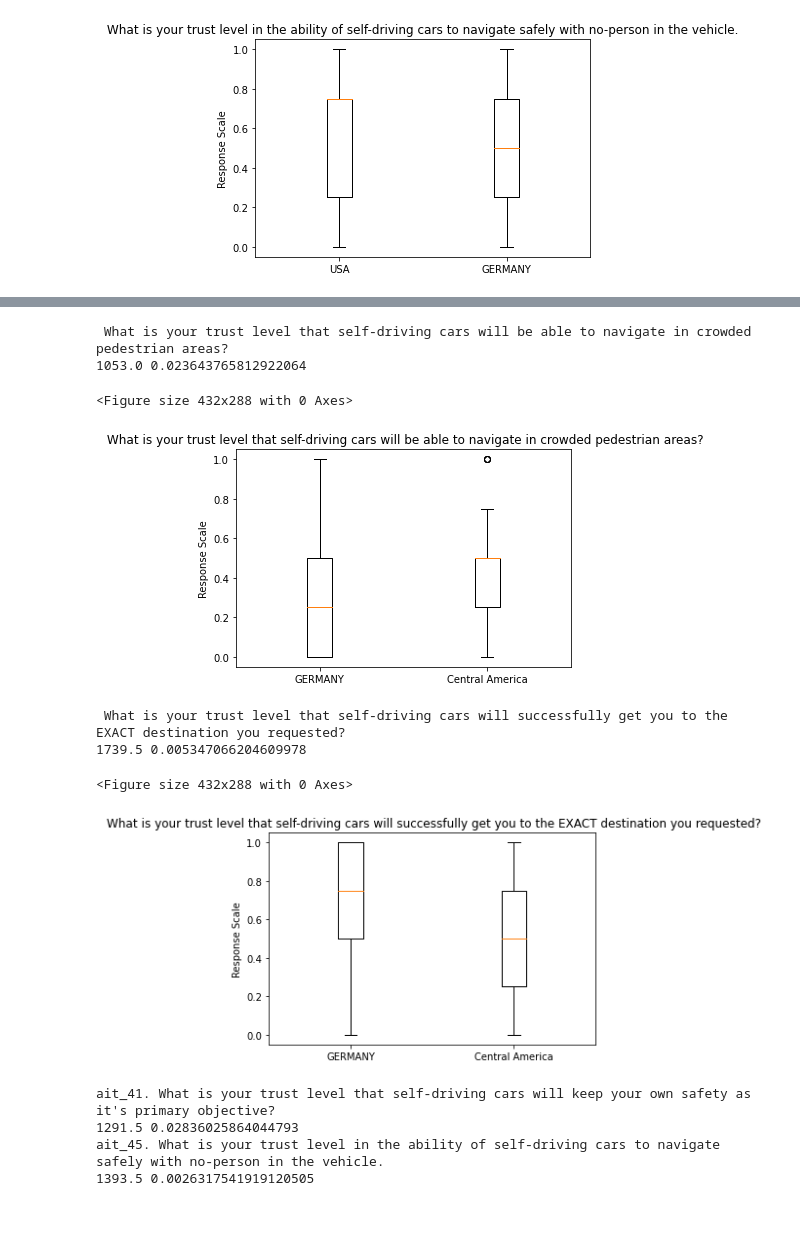
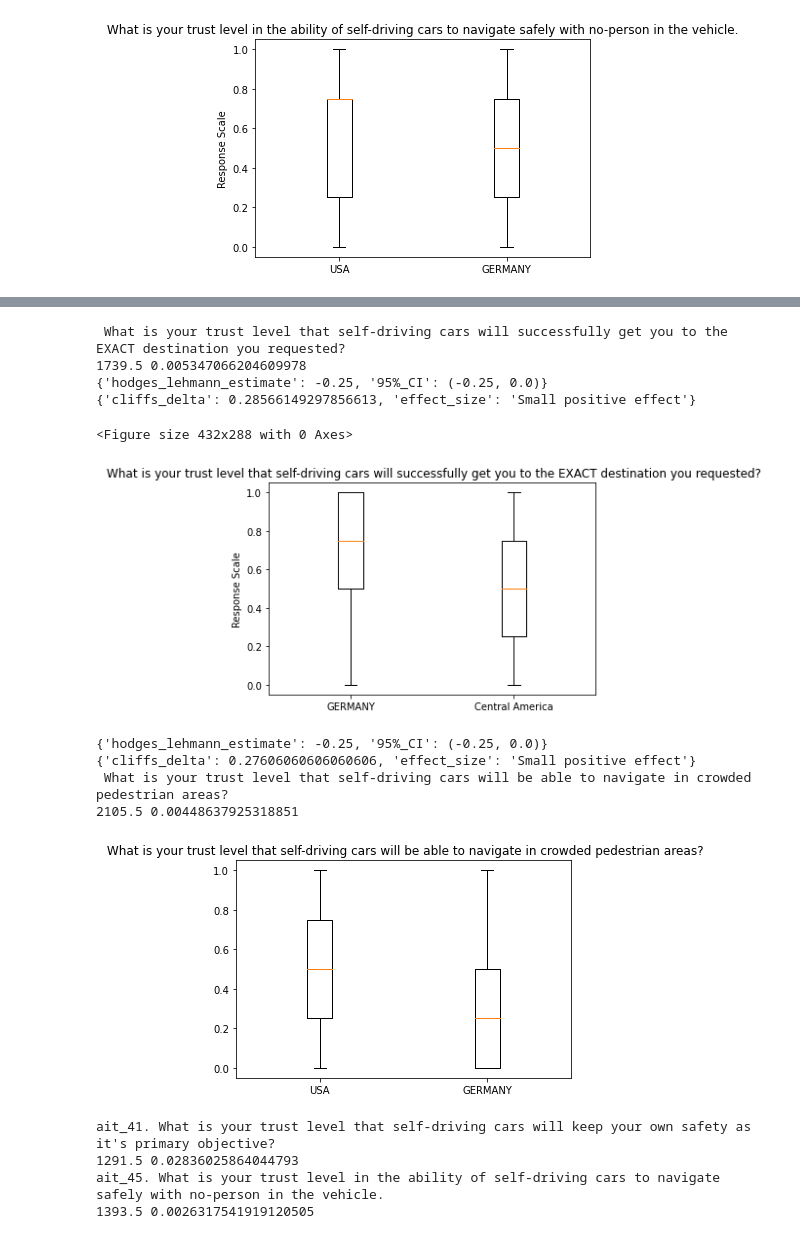
Before and after one commit to stevenwtolbert/self-driving-car-subjective-sampling-data-analysis, a Jupyter notebook: data-cleaning/scales/Analysis_of_Scales.ipynb, the cells around one changed output, grey strips where cells are left out. Saved outputs shown, nothing was run; the diff lists cells and outputs as text; code cells hidden in the pictures.

Commit message:
Updated scale analysis
Includes HL CI and Cliff's delta.

```diff
--- a/data-cleaning/scales/Analysis_of_Scales.ipynb
+++ b/data-cleaning/scales/Analysis_of_Scales.ipynb
@@ -199,12 +361,18 @@ for i, metric in enumerate(grm_metrics):
                            spn_metrics[i].mean(axis =1),
                            alternative = 'two-sided')
 
-    if(p_lt < .05):
+    if(p_lt < .016):
         print('grm<spn', metric_map[i])
         print(stat_lt, p_lt)
-    if(p_gt < .05):
+        print(hodges_lehmann_ci(pd.DataFrame(metric.mean(axis =1)),pd.DataFrame(spn_metrics[i].mean(axis =1))))
+        print(cliffs_delta(pd.DataFrame(metric.mean(axis =1)),pd.DataFrame(spn_metrics[i].mean(axis =1))))
+        print('---')
+    if(p_gt < .016):
         print('grm>spn', metric_map[i])
         print(stat_gt, p_gt)
+        print(hodges_lehmann_ci(pd.DataFrame(metric.mean(axis =1)),pd.DataFrame(spn_metrics[i].mean(axis =1))))
+        print(cliffs_delta(pd.DataFrame(metric.mean(axis =1)),pd.DataFrame(spn_metrics[i].mean(axis =1))))
+        print('---')
 # %% [output]
 grm>spn dba
 1959.5 4.808146403795116e-05
@@ -469,7 +672,9 @@ for i, eng_question in enumerate(eng_ait.columns):
 # %%
 for i, eng_question in enumerate(eng_ait.columns):
-    stat, p = mannwhitneyu(eng_ait[eng_question], spn_ait[spn_ait.columns[i]],  alternative = 'greater')
-    if(p<=.05):
+    stat, p = mannwhitneyu(eng_ait[eng_question], spn_ait[spn_ait.columns[i]],  alternative = 'less')
+    if(p<=.016):
+        print(hodges_lehmann_ci(pd.DataFrame(eng_ait[eng_question]),pd.DataFrame(spn_ait[spn_ait.columns[i]])))
+        print(cliffs_delta(pd.DataFrame(eng_ait[eng_question]),pd.DataFrame(spn_ait[spn_ait.columns[i]])))
         print(eng_question[7:])
         print(stat, p)
         plt.tight_layout()
@@ -484,5 +689,5 @@ for i, eng_question in enumerate(eng_ait.columns):
                            'Central America',
                           ])
         plt.ylabel('Response Scale')
-        plt.savefig(f'./graphs/eng_spn/{eng_question}_eng_spn.png')
+        #plt.savefig(f'./graphs/eng_spn/{eng_question}_eng_spn.png')
 # %% [output]
@@ -496,9 +705,11 @@ for i, eng_question in enumerate(eng_ait.columns):
 # %%
 for i, eng_question in enumerate(eng_ait.columns):
     stat, p = mannwhitneyu(grm_ait[grm_ait.columns[i]], spn_ait[spn_ait.columns[i]],  alternative = 'less')
-    if(p<=.05):
+    if(p<=.016):
         print(eng_question[7:])
         print(stat, p)
+        print(hodges_lehmann_ci(pd.DataFrame(grm_ait[grm_ait.columns[i]]),pd.DataFrame(spn_ait[spn_ait.columns[i]])))
+        print(cliffs_delta(pd.DataFrame(grm_ait[grm_ait.columns[i]]),pd.DataFrame(spn_ait[spn_ait.columns[i]])))
         plt.tight_layout()
         plt.subplots_adjust(top = 0.8)
         fig2, ax2 = plt.subplots()
@@ -511,18 +722,15 @@ for i, eng_question in enumerate(eng_ait.columns):
                            'Central America',
                           ])
         plt.ylabel('Response Scale')
-        plt.savefig(f'./graphs/grm_spn/{eng_question}_grm_spn.png')
+        #plt.savefig(f'./graphs/grm_spn/{eng_question}_grm_spn.png')
-# %% [output]
- What is your trust level that self-driving cars will be able to navigate in crowded pedestrian areas?
-1053.0 0.023643765812922064
-<Figure size 432x288 with 0 Axes>
-[figure, removed]
 # %%
 for i, eng_question in enumerate(eng_ait.columns):
     stat, p = mannwhitneyu(grm_ait[grm_ait.columns[i]], spn_ait[spn_ait.columns[i]],  alternative = 'greater')
-    if(p<=.05):
+    if(p<=.016):
         print(eng_question[7:])
         print(stat, p)
+        print(hodges_lehmann_ci(pd.DataFrame(grm_ait[grm_ait.columns[i]]),pd.DataFrame(spn_ait[spn_ait.columns[i]])))
+        print(cliffs_delta(pd.DataFrame(grm_ait[grm_ait.columns[i]]),pd.DataFrame(spn_ait[spn_ait.columns[i]])))
         plt.tight_layout()
         plt.subplots_adjust(top = 0.8)
         fig2, ax2 = plt.subplots()
@@ -535,27 +743,37 @@ for i, eng_question in enumerate(eng_ait.columns):
                            'Central America',
                           ])
         plt.ylabel('Response Scale')
-        plt.savefig(f'./graphs/grm_spn/{eng_question}_grm_spn.png')
+        #plt.savefig(f'./graphs/grm_spn/{eng_question}_grm_spn.png')
 # %% [output]
  What is your trust level that self-driving cars will successfully get you to the EXACT destination you requested?
 1739.5 0.005347066204609978
+{'hodges_lehmann_estimate': -0.25, '95%_CI': (-0.25, 0.0)}
+{'cliffs_delta': 0.28566149297856613, 'effect_size': 'Small positive effect'}
 <Figure size 432x288 with 0 Axes>
 [figure]
 # %%
 for i, eng_question in enumerate(eng_ait.columns):
-    stat, p = mannwhitneyu(eng_ait[eng_question], grm_ait[grm_ait.columns[i]],  alternative = '')
-    if(p<=.05):
+    stat, p = mannwhitneyu(eng_ait[eng_question], grm_ait[grm_ait.columns[i]],  alternative = 'greater')
+    if(p<=.016):
+        print(hodges_lehmann_ci(pd.DataFrame(eng_ait[eng_question]),pd.DataFrame(grm_ait[grm_ait.columns[i]])))
+        print(cliffs_delta(pd.DataFrame(eng_ait[eng_question]),pd.DataFrame(grm_ait[grm_ait.columns[i]])))
         print(eng_question[7:])
         print(stat, p)
         fig2, ax2 = plt.subplots()
         ax2.set_title(f'{eng_question[7:]}')
         fig2.set_xticklabels=('USA', 'GERMANY')
         ax2.boxplot([eng_ait[eng_question],
                      grm_ait[grm_ait.columns[i]]
                     ])
         plt.xticks([1,2], ['USA',
                            'GERMANY',
                           ])
+# %% [output]
+{'hodges_lehmann_estimate': -0.25, '95%_CI': (-0.25, 0.0)}
+{'cliffs_delta': 0.27606060606060606, 'effect_size': 'Small positive effect'}
+ What is your trust level that self-driving cars will be able to navigate in crowded pedestrian areas?
+2105.5 0.00448637925318851
+[figure, added]
 # %%
 for i, eng_question in enumerate(eng_ait.columns):
     stat, p = mannwhitneyu(eng_ait[eng_question], spn_ait[spn_ait.columns[i]],  alternative = 'two-sided')
```
Also changed, not shown: parts of 18 cells of this notebook.
